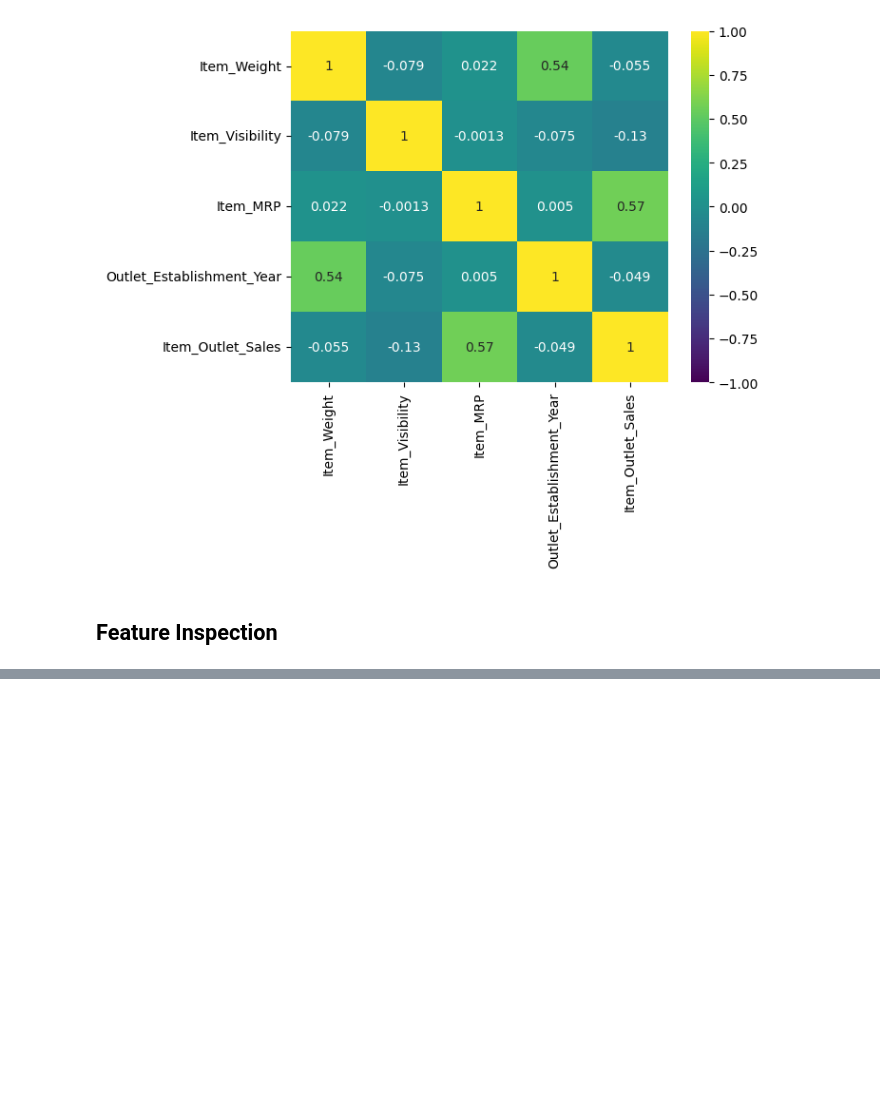
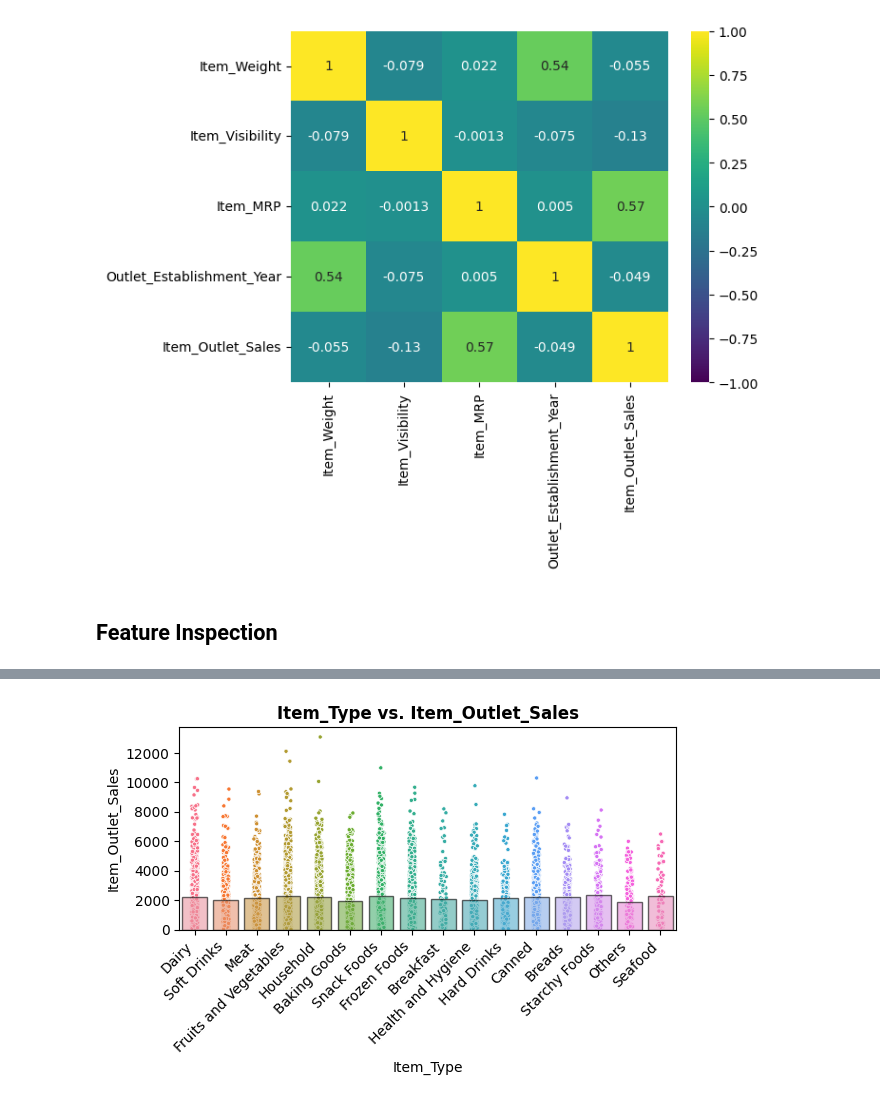
Before and after one commit to Bettylu0608/Prediction-of-Product-Sales, a Jupyter notebook: Prediction_of_Product_Sales_.ipynb, the cells around one changed output, grey strips where cells are left out. Cells and saved outputs as stored; diff of their text form; code cells hidden in the pictures; blank space fills up the shorter version.

```diff
--- a/Prediction_of_Product_Sales_.ipynb
+++ b/Prediction_of_Product_Sales_.ipynb
@@ -371,0 +467,37 @@ sns.heatmap(corr, vmin=-1, annot=True, cmap='viridis');
+# %%
+def plot_categorical_vs_target(df, x, y='SalePrice',figsize=(6,4),
+                            fillna = True, placeholder = 'MISSING',
+                            order = None):
+
+  # Make a copy of the dataframe and fillna
+  temp_df = df.copy()
+  # fillna with placeholder
+  if fillna == True:
+    temp_df[x] = temp_df[x].fillna(placeholder)
+
+  # or drop nulls prevent unwanted 'nan' group in stripplot
+  else:
+    temp_df = temp_df.dropna(subset=[x])
+  # Create the figure and subplots
+  fig, ax = plt.subplots(figsize=figsize)
+
+    # Barplot
+  sns.barplot(data=temp_df, x=x, y=y, ax=ax, order=order, alpha=0.6,
+              linewidth=1, edgecolor='black', errorbar=None)
+
+  # Boxplot
+  sns.stripplot(data=temp_df, x=x, y=y, hue=x, ax=ax,
+                order=order, hue_order=order, legend=False,
+                edgecolor='white', linewidth=0.5,
+                size=3,zorder=0)
+  # Rotate xlabels
+  ax.set_xticklabels(ax.get_xticklabels(), rotation=45, ha='right')
+
+  # Add a title
+  ax.set_title(f"{x} vs. {y}", fontweight='bold')
+  fig.tight_layout()
+  return fig, ax
+# %%
+plot_categorical_vs_target(df, x='Item_Type', y='Item_Outlet_Sales');
+# %% [output]
+[figure, added]
```
Also changed, not shown: parts of 9 cells of this notebook.
